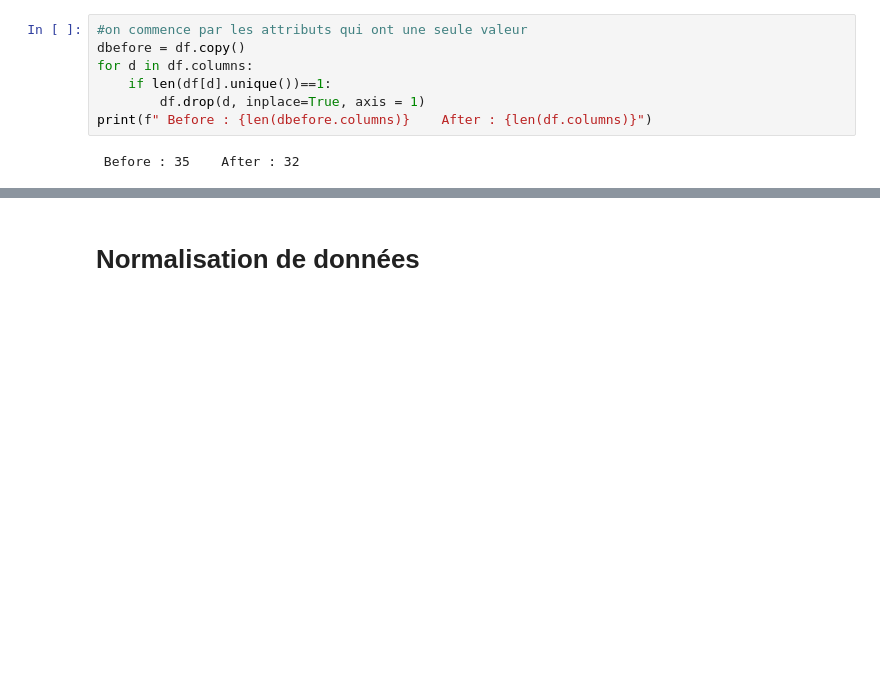
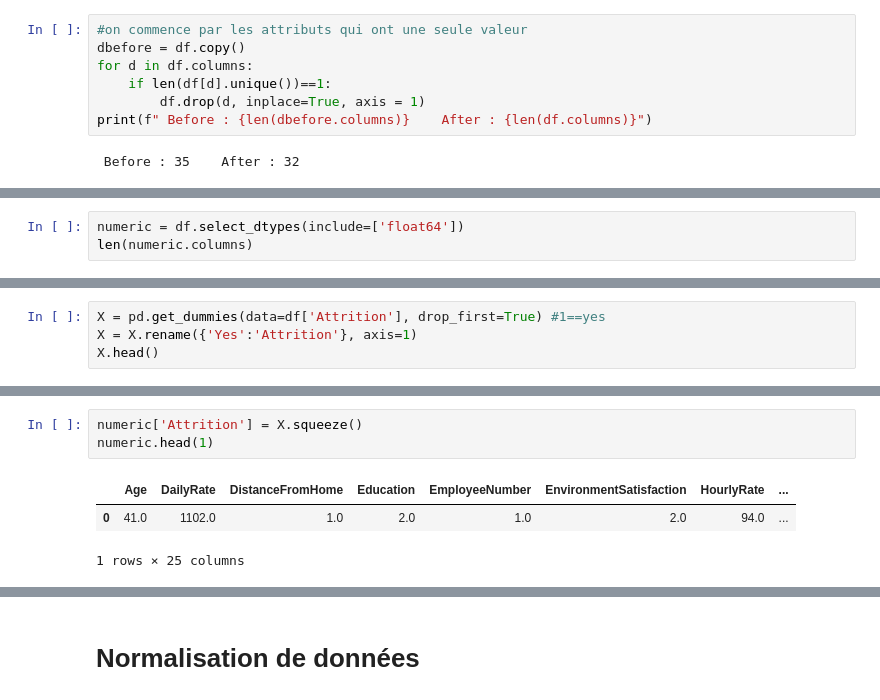
Before and after one commit to ferrorra/DataMining, a Jupyter notebook: Projet/Partie2/PREPROCESSING.ipynb, the cells around one changed output, grey strips where cells are left out. Cells and saved outputs as stored; diff of their text form; blank space fills up the shorter version.

```diff
--- a/Projet/Partie2/PREPROCESSING.ipynb
+++ b/Projet/Partie2/PREPROCESSING.ipynb
@@ -703,0 +832,3 @@ print(f" Before : {len(dbefore.columns)}    After : {len(df.columns)}")
+# %%
+numeric = df.select_dtypes(include=['float64'])
+len(numeric.columns)
@@ -703,0 +837,4 @@ print(f" Before : {len(dbefore.columns)}    After : {len(df.columns)}")
+# %%
+X = pd.get_dummies(data=df['Attrition'], drop_first=True) #1==yes
+X = X.rename({'Yes':'Attrition'}, axis=1)
+X.head()
@@ -703,0 +848,7 @@ print(f" Before : {len(dbefore.columns)}    After : {len(df.columns)}")
+# %%
+numeric['Attrition'] = X.squeeze()
+numeric.head(1)
+# %% [output]
+|  | Age | DailyRate | DistanceFromHome | Education | EmployeeNumber | EnvironmentSatisfaction | HourlyRate | ... |
+| 0 | 41.0 | 1102.0 | 1.0 | 2.0 | 1.0 | 2.0 | 94.0 | ... |
+1 rows × 25 columns
```
Also changed, not shown: parts of 25 cells of this notebook.
